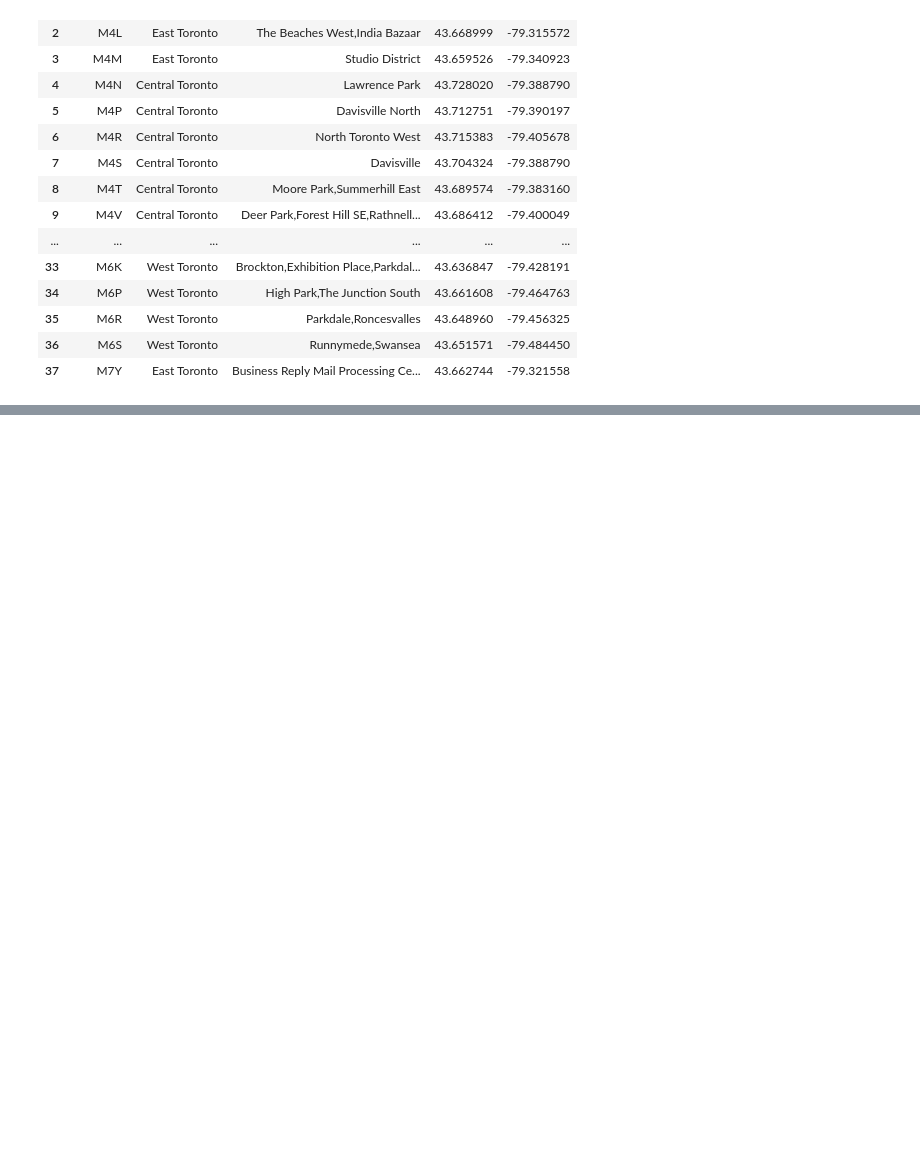
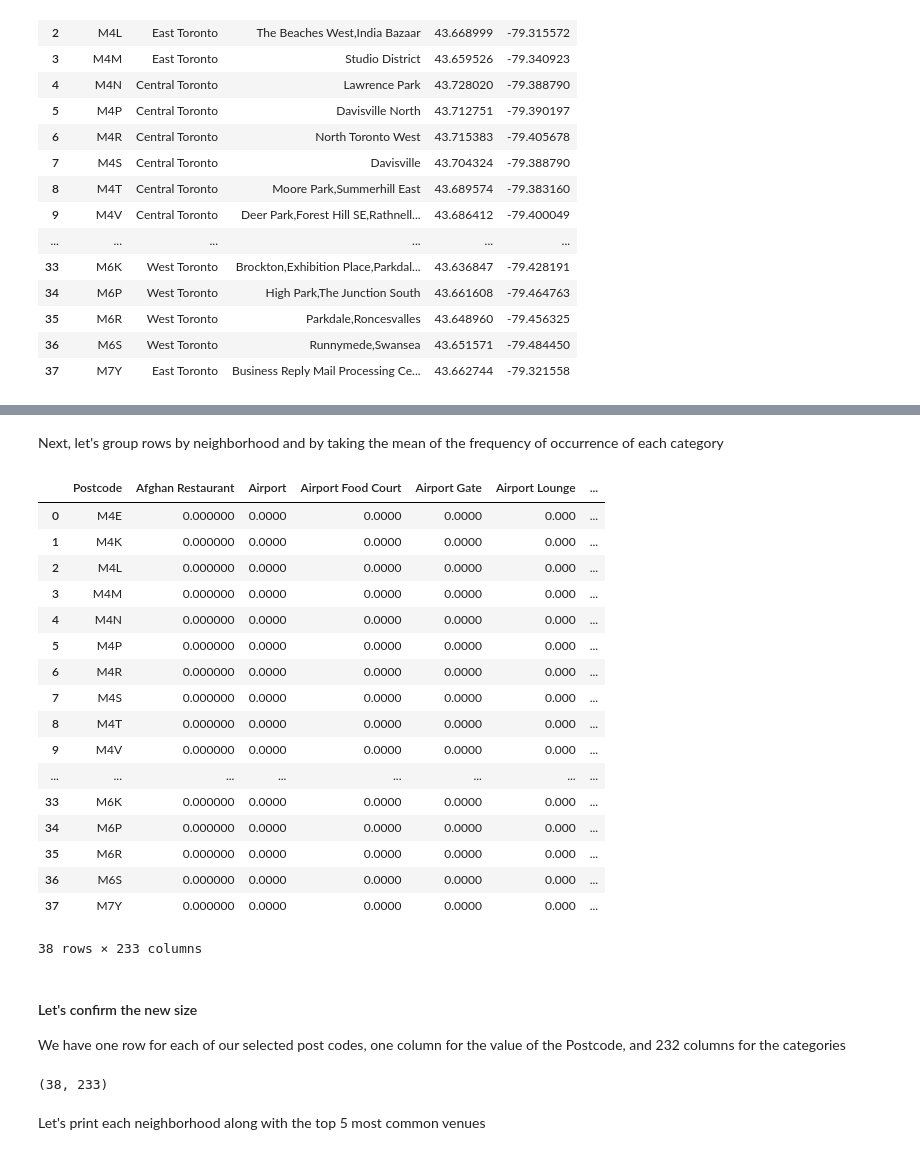
Before and after one commit to mjzalewski/Coursera_Capstone, a Jupyter notebook: Segmenting_Toronto.ipynb, the cells around one changed output, grey strips where cells are left out. Drawn from its saved outputs; the diff is of its cells as text; code cells hidden in the pictures; blank space fills up the shorter version.

```diff
--- a/Segmenting_Toronto.ipynb
+++ b/Segmenting_Toronto.ipynb
@@ -170,0 +246,6 @@ df_toronto
+# %%
+toronto_venues = getNearbyVenues(
+    names=df_toronto['Postcode'],
+    latitudes=df_toronto['Latitude'],
+    longitudes=df_toronto['Longitude']
+)
@@ -170,0 +318,9 @@ df_toronto
+# %%
+# one hot encoding
+toronto_onehot = pd.get_dummies(toronto_venues[['Venue Category']], prefix="", prefix_sep="")
+
+# add neighborhood column (as its original title Postcode) back to dataframe
+# (This is not the same way it was done in the lab, but it's simpler code)
+toronto_onehot.insert(loc=0, column='Postcode', value=toronto_venues['Neighborhood'])
+
+toronto_onehot.head()
@@ -170,0 +335,33 @@ df_toronto
+# %% [markdown]
+Next, let's group rows by neighborhood and by taking the mean of the frequency of occurrence of each category
+# %%
+toronto_grouped = toronto_onehot.groupby('Postcode').mean().reset_index()
+toronto_grouped
+# %% [output]
+|  | Postcode | Afghan Restaurant | Airport | Airport Food Court | Airport Gate | Airport Lounge | ... |
+| 0 | M4E | 0.000000 | 0.0000 | 0.0000 | 0.0000 | 0.000 | ... |
+| 1 | M4K | 0.000000 | 0.0000 | 0.0000 | 0.0000 | 0.000 | ... |
+| 2 | M4L | 0.000000 | 0.0000 | 0.0000 | 0.0000 | 0.000 | ... |
+| 3 | M4M | 0.000000 | 0.0000 | 0.0000 | 0.0000 | 0.000 | ... |
+| 4 | M4N | 0.000000 | 0.0000 | 0.0000 | 0.0000 | 0.000 | ... |
+| 5 | M4P | 0.000000 | 0.0000 | 0.0000 | 0.0000 | 0.000 | ... |
+| 6 | M4R | 0.000000 | 0.0000 | 0.0000 | 0.0000 | 0.000 | ... |
+| 7 | M4S | 0.000000 | 0.0000 | 0.0000 | 0.0000 | 0.000 | ... |
+| 8 | M4T | 0.000000 | 0.0000 | 0.0000 | 0.0000 | 0.000 | ... |
+| 9 | M4V | 0.000000 | 0.0000 | 0.0000 | 0.0000 | 0.000 | ... |
+| ... | ... | ... | ... | ... | ... | ... | ... |
+| 33 | M6K | 0.000000 | 0.0000 | 0.0000 | 0.0000 | 0.000 | ... |
+| 34 | M6P | 0.000000 | 0.0000 | 0.0000 | 0.0000 | 0.000 | ... |
+| 35 | M6R | 0.000000 | 0.0000 | 0.0000 | 0.0000 | 0.000 | ... |
+| 36 | M6S | 0.000000 | 0.0000 | 0.0000 | 0.0000 | 0.000 | ... |
+| 37 | M7Y | 0.000000 | 0.0000 | 0.0000 | 0.0000 | 0.000 | ... |
+38 rows × 233 columns
+# %% [markdown]
+#### Let's confirm the new size
+We have one row for each of our selected post codes, one column for the value of the Postcode, and 232 columns for the categories
+# %%
+toronto_grouped.shape
+# %% [output]
+(38, 233)
+# %% [markdown]
+Let's print each neighborhood along with the top 5 most common venues
```
Also changed, not shown: parts of 37 cells of this notebook.
